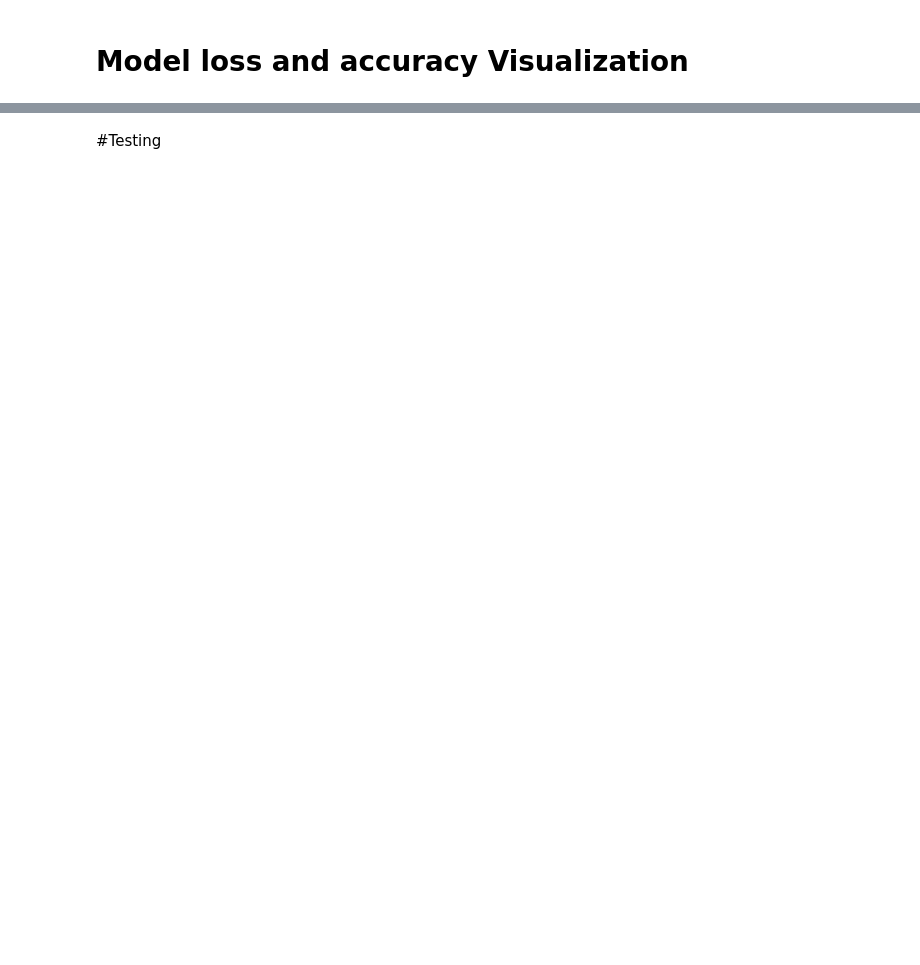
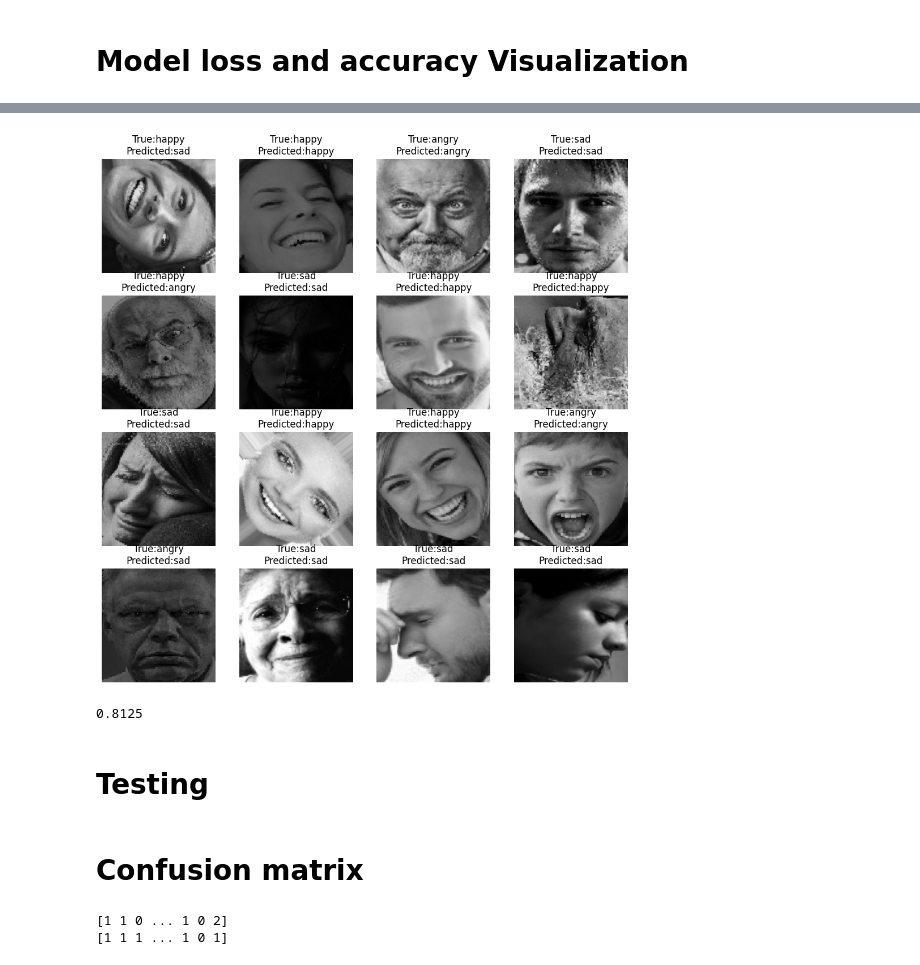
Before and after one commit to rakibulhaque9954/Emotion_detection_model, a Jupyter notebook: Emotion_detection_model.ipynb, the cells around one changed output, grey strips where cells are left out. Saved outputs shown, nothing was run; the diff lists cells and outputs as text; code cells hidden in the pictures; blank space fills up the shorter version.

```diff
--- a/Emotion_detection_model.ipynb
+++ b/Emotion_detection_model.ipynb
@@ -281,5 +436,21 @@ model.evaluate(validation_dataset)
+# %%
+plt.figure(figsize = (12, 12))
+for images, labels in validation_dataset.take(1): #taking 1 batch of images
+  for i in range(16):
+    ax = plt.subplot(4, 4, i + 1)
+    plt.imshow(images[i]/255.0) # normalization
+    label_index = tf.argmax(labels[i]).numpy()
+    predicted_index = tf.argmax(model(tf.expand_dims(images[i], axis = 0)).numpy()[0])
+    plt.title('True:' + CLASS_NAMES[label_index] + '\n' + 'Predicted:' + CLASS_NAMES[predicted_index])
+    ax.axis('off')
+# %% [output]
+[figure, added]
+# %%
+13/16
+# %% [output]
+0.8125
 # %% [markdown]
-#Testing
+# Testing
 # %%
 test_image = cv2.imread('/content/dataset/Emotions Dataset/Emotions Dataset/test/sad/116356.jpg_brightness_2.jpg')
 
@@ -290,3 +461,5 @@ image = tf.constant(test_image, dtype = tf.float32)
 image = tf.expand_dims(axis = 0) # axis = 0 means adding dimesion along the front for instance: (224, 224, 3) -> (0, 224, 224, 3) batched tensor
 
 print(CLASS_NAMES[tf.argmax(model(image), axis = -1).numpy()[0]]) # printing alongwith class since our dataset was preset with vector mode
+# %% [markdown]
+# Confusion matrix
@@ -292,0 +472,6 @@ print(CLASS_NAMES[tf.argmax(model(image), axis = -1).numpy()[0]]) # printing alo
+# %%
+print(np.concatenate([np.argmax(labels[:-1], axis = -1).flatten(), np.argmax(labels[-1], axis = -1).flatten()]))
+print(np.concatenate([np.argmax(predicted[:-1], axis = -1).flatten(), np.argmax(predicted[-1], axis = -1).flatten()]))
+# %% [output]
+[1 1 0 ... 1 0 2]
+[1 1 1 ... 1 0 1]
```
Also changed, not shown: parts of 62 cells of this notebook.
